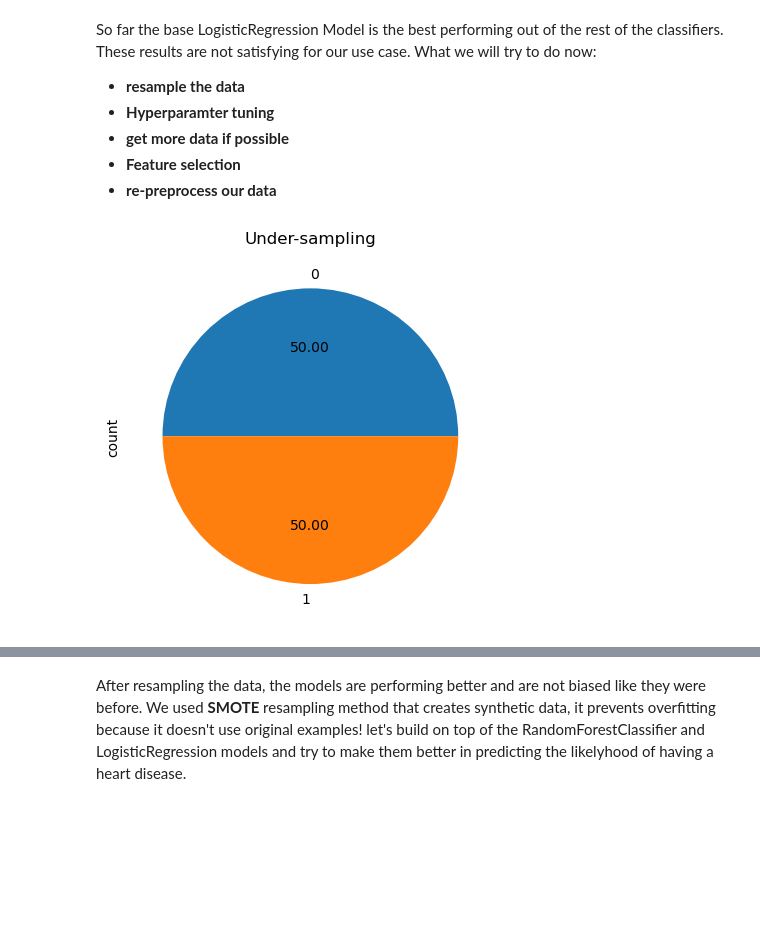
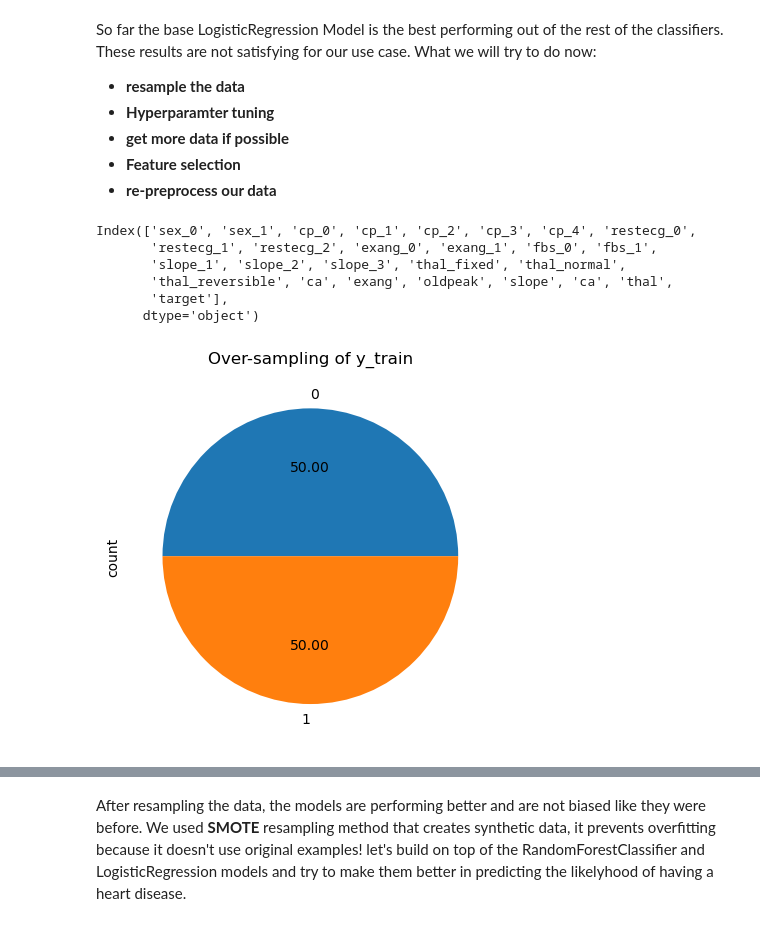
Before and after one commit to mouadiscoding/Sihati-4.0, a Jupyter notebook: heart_disease.ipynb, the cells around one changed output, grey strips where cells are left out. Cells and saved outputs as stored; diff of their text form; code cells hidden in the pictures; blank space fills up the shorter version.

```diff
--- a/heart_disease.ipynb
+++ b/heart_disease.ipynb
@@ -534,15 +534,22 @@ What we will try to do now:
 - **get more data if possible**
 - **Feature selection**
 - **re-preprocess our data**
+# %%
+encoded_df.columns
+# %% [output]
+Index(['sex_0', 'sex_1', 'cp_0', 'cp_1', 'cp_2', 'cp_3', 'cp_4', 'restecg_0',
+       'restecg_1', 'restecg_2', 'exang_0', 'exang_1', 'fbs_0', 'fbs_1',
+       'slope_1', 'slope_2', 'slope_3', 'thal_fixed', 'thal_normal',
+       'thal_reversible', 'ca', 'exang', 'oldpeak', 'slope', 'ca', 'thal',
+       'target'],
+      dtype='object')
 # %%
 from imblearn.over_sampling import SMOTE
 
-rus = SMOTE(sampling_strategy=1)
-X_res, y_res = rus.fit_resample(encoded_X, y)
+ros = SMOTE(sampling_strategy=1)
+X_train_resampled , y_train_resampled = ros.fit_resample(X_train, y_train)
 
-X_test, X_train, y_test, y_train = train_test_split(X_res, y_res, train_size=0.2)
-
-ax = y_res.value_counts().plot.pie(autopct='%.2f')
-_ = ax.set_title("Under-sampling")
+ax = y_train_resampled.value_counts().plot.pie(autopct='%.2f')
+_ = ax.set_title("Over-sampling of y_train")
 # %% [output]
-[figure, old version]
+[figure, new version]
```
Also changed, not shown: parts of 19 cells of this notebook, 1 other file.
